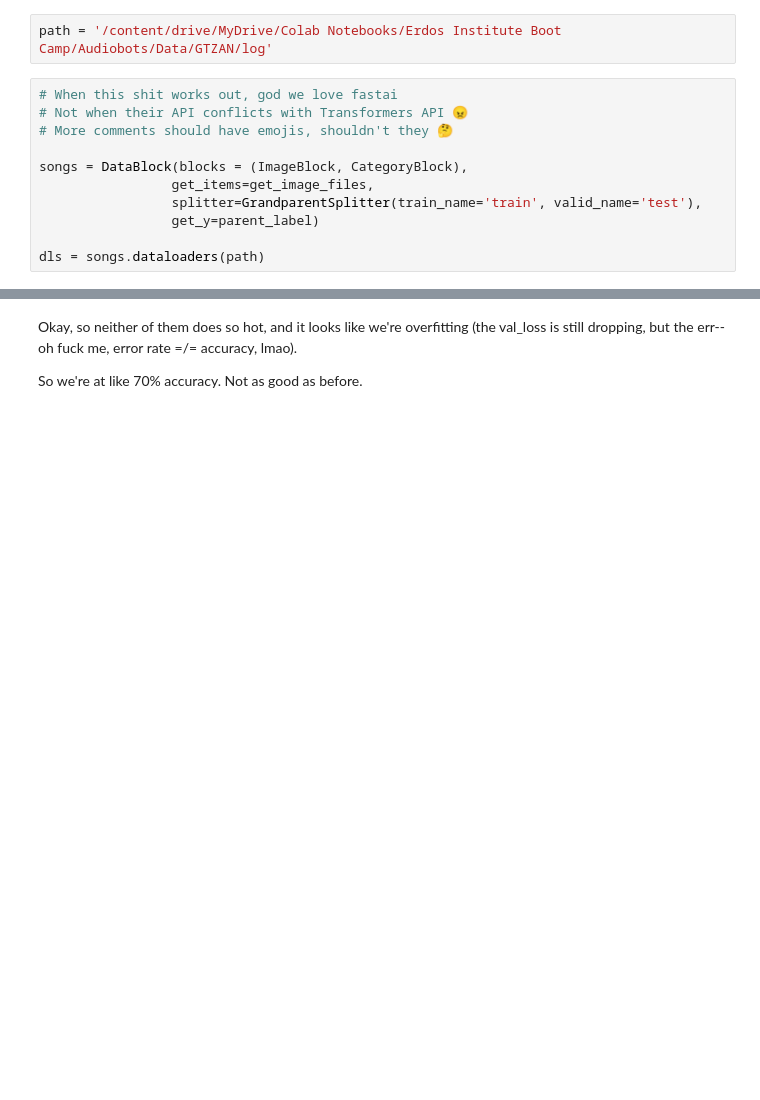
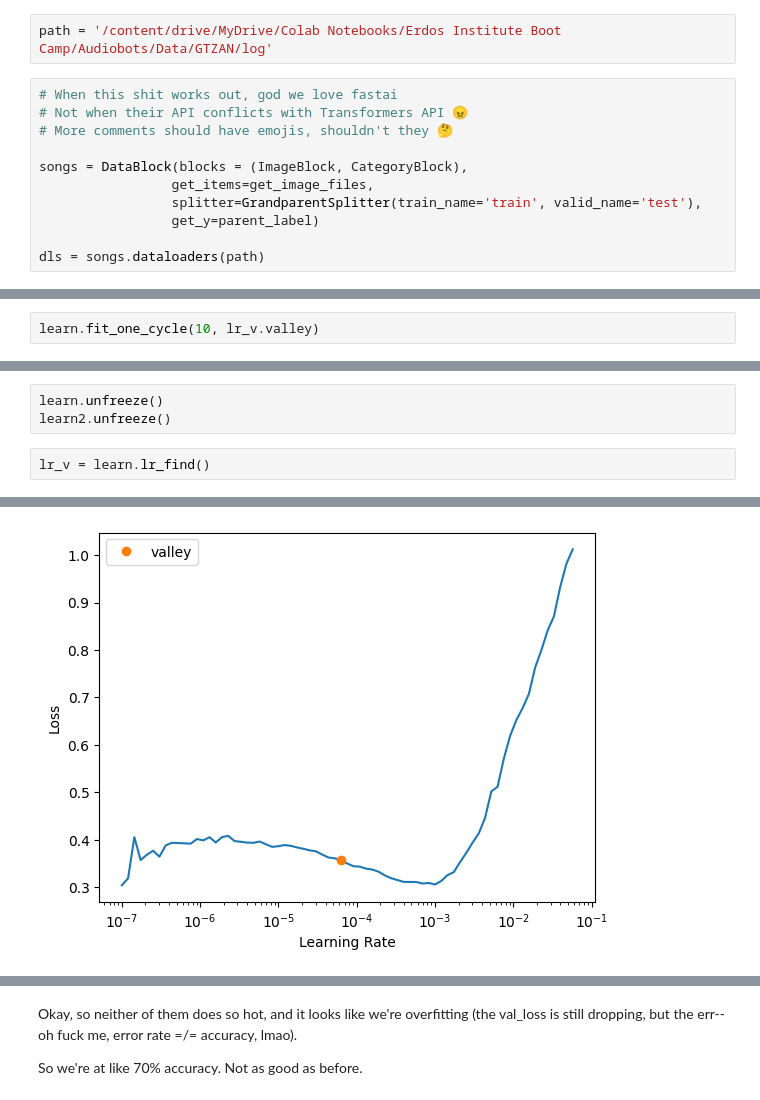
Before and after one commit to allispaul/audiobot, a Jupyter notebook: models/GTZAN_Fastai_CNN.ipynb, the cells around one changed output, grey strips where cells are left out. Saved outputs shown, nothing was run; the diff lists cells and outputs as text; blank space fills up the shorter version.

```diff
--- a/models/GTZAN_Fastai_CNN.ipynb
+++ b/models/GTZAN_Fastai_CNN.ipynb
@@ -106,0 +37,2 @@ learn.fine_tune(6, base_lr=1e-3)
+# %%
+learn.fit_one_cycle(10, lr_v.valley)
@@ -106,0 +66,6 @@ learn.fine_tune(6, base_lr=1e-3)
+# %%
+learn.unfreeze()
+learn2.unfreeze()
+# %%
+lr_v = learn.lr_find()
+# %% [output]
@@ -106,0 +73 @@ learn.fine_tune(6, base_lr=1e-3)
+[figure, added]
```
Also changed, not shown: parts of 18 cells of this notebook.
